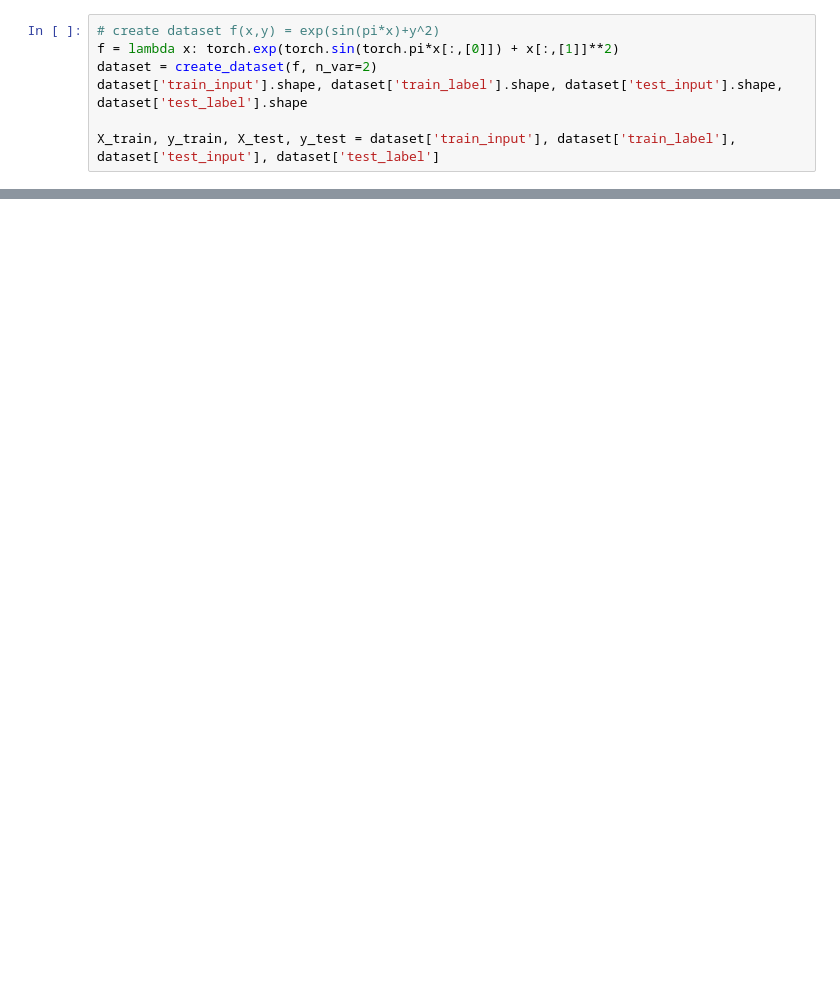
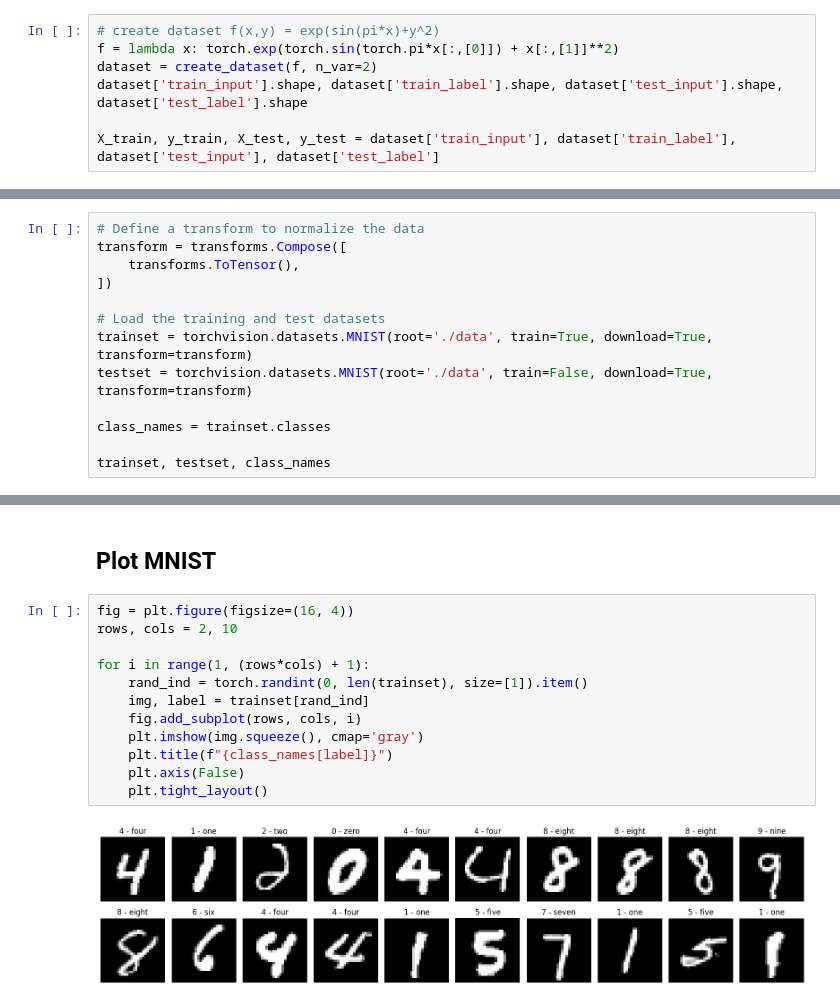
Before and after one commit to amar-mesic/ckan, a Jupyter notebook: kan_basic_amar.ipynb, the cells around one changed output, grey strips where cells are left out. Saved outputs shown, nothing was run; the diff lists cells and outputs as text; blank space fills up the shorter version.

```diff
--- a/kan_basic_amar.ipynb
+++ b/kan_basic_amar.ipynb
@@ -334,0 +275,13 @@ AssertionError: Mismatch between number of knots and coefficients for cubic B-sp
+# %%
+# Define a transform to normalize the data
+transform = transforms.Compose([
+    transforms.ToTensor(),
+])
+
+# Load the training and test datasets
+trainset = torchvision.datasets.MNIST(root='./data', train=True, download=True, transform=transform)
+testset = torchvision.datasets.MNIST(root='./data', train=False, download=True, transform=transform)
+
+class_names = trainset.classes
+
+trainset, testset, class_names
@@ -334,0 +306,16 @@ AssertionError: Mismatch between number of knots and coefficients for cubic B-sp
+# %% [markdown]
+## Plot MNIST
+# %%
+fig = plt.figure(figsize=(16, 4))
+rows, cols = 2, 10
+
+for i in range(1, (rows*cols) + 1):
+    rand_ind = torch.randint(0, len(trainset), size=[1]).item()
+    img, label = trainset[rand_ind]
+    fig.add_subplot(rows, cols, i)
+    plt.imshow(img.squeeze(), cmap='gray')
+    plt.title(f"{class_names[label]}")
+    plt.axis(False)
+    plt.tight_layout()
+# %% [output]
+[figure, added]
```
Also changed, not shown: parts of 16 cells of this notebook, 3 other files.
